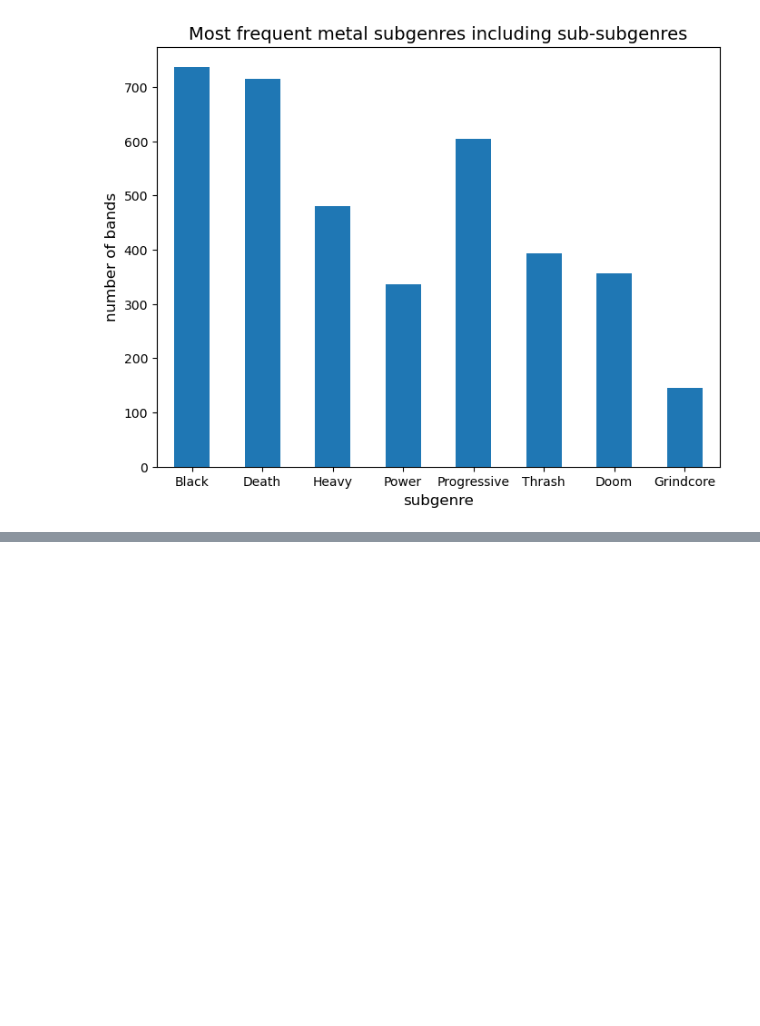
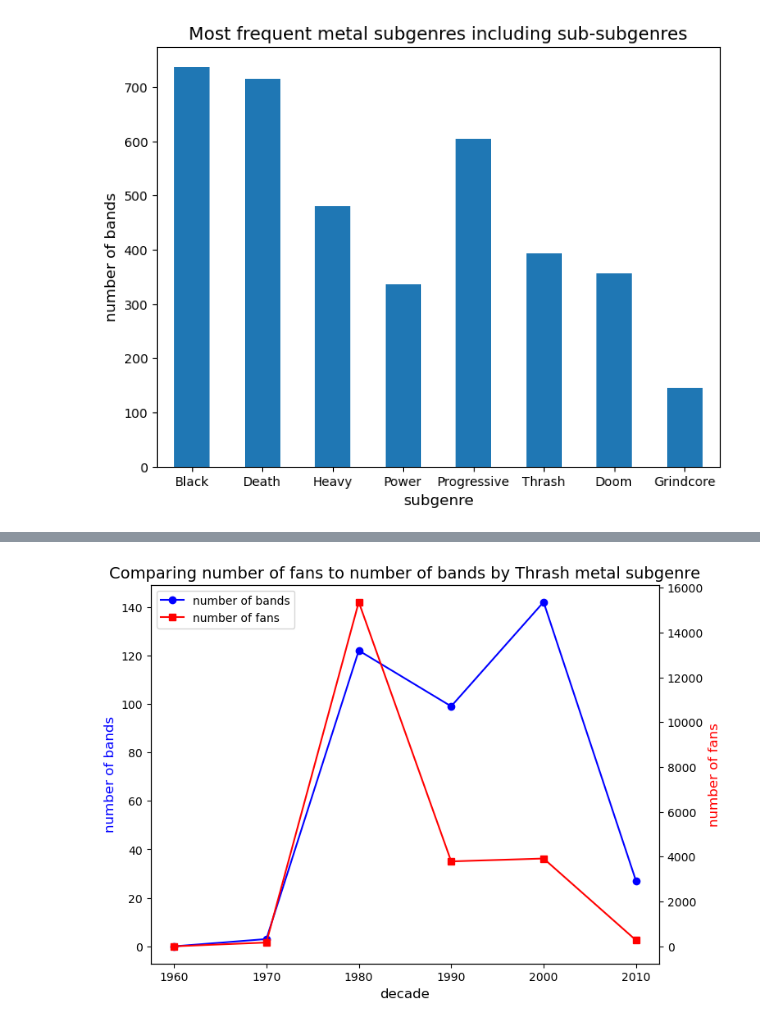
Before and after one commit to RavinderRai/metal_bands_by_nation, a Jupyter notebook: Metal_Bands_Analysis.ipynb, the cells around one changed output, grey strips where cells are left out. Cells and saved outputs as stored; diff of their text form; code cells hidden in the pictures; blank space fills up the shorter version.

```diff
--- a/Metal_Bands_Analysis.ipynb
+++ b/Metal_Bands_Analysis.ipynb
@@ -424,0 +409,4 @@ plt.show()
+# %%
+comparison_plot('Thrash', df3)
+# %% [output]
+[figure, added]
```
Also changed, not shown: parts of 28 cells of this notebook.
